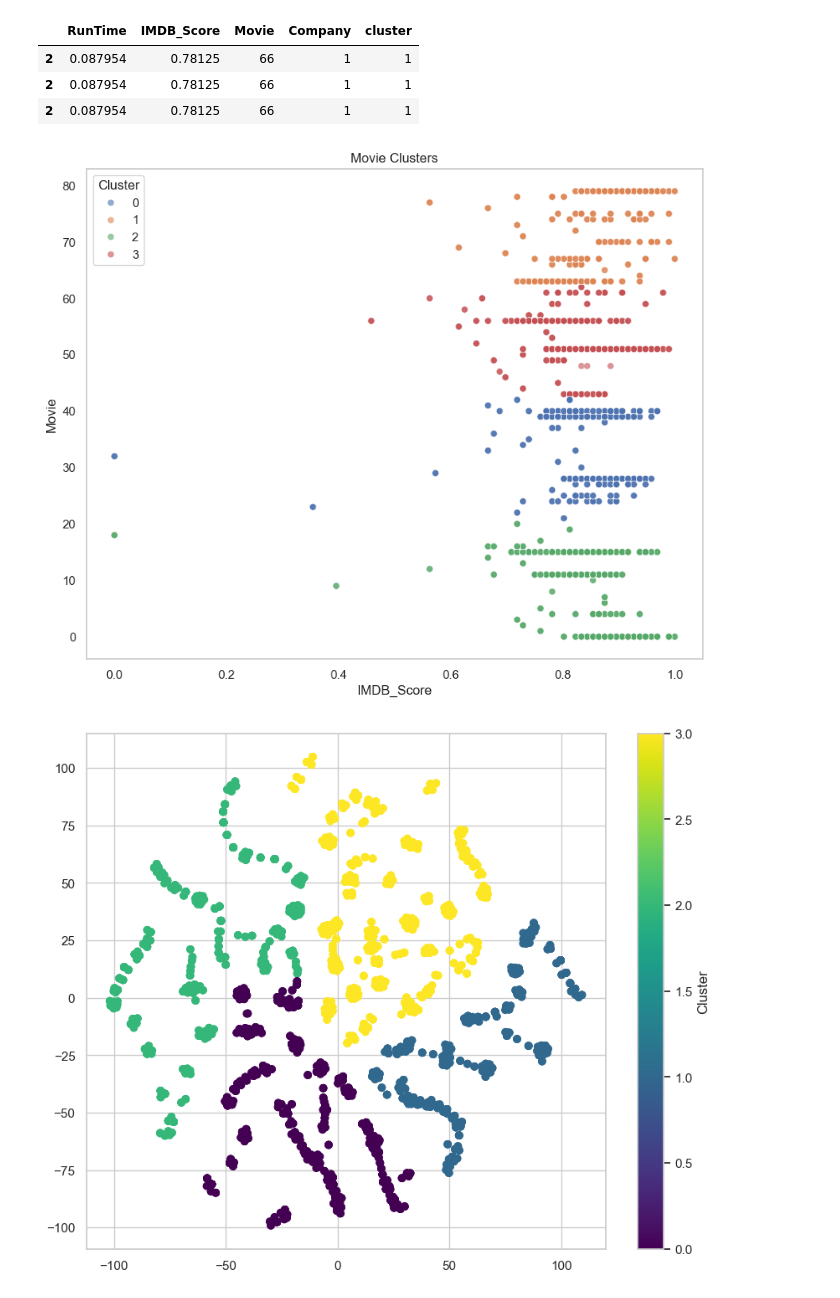
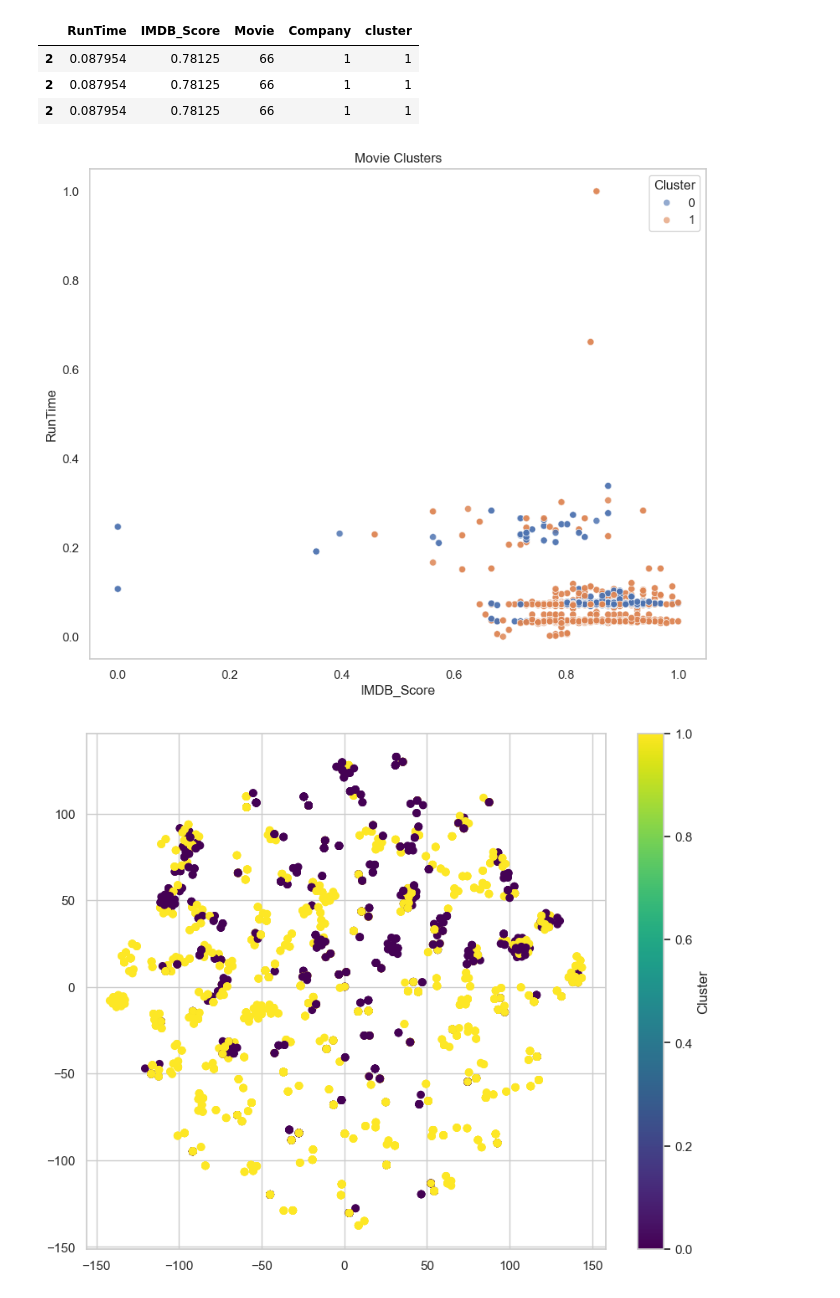
Before and after one commit to karl21-02/netflix_data_analysis, a Jupyter notebook: MarvelDc.ipynb, the cells around one changed output. Cells and saved outputs as stored; diff of their text form; code cells hidden in the pictures.

```diff
--- a/MarvelDc.ipynb
+++ b/MarvelDc.ipynb
@@ -513,7 +561,7 @@ See the caveats in the documentation: https://pandas.pydata.org/pandas-docs/stab
 | 1689 | 0.072658 | 0.781250 | 56 | 0 |
 3070 rows × 4 columns
 # %%
-k = 4
+k = 2
 
 kmeans = KMeans(n_clusters=k, random_state=10)
 
@@ -535,32 +583,32 @@ import seaborn as sns
 plt.figure(figsize=(10, 8))
 sns.scatterplot(data=df_kmeans,
                 x='IMDB_Score',
-                y='Movie',
+                y='RunTime',
                 hue='cluster',
                 palette='deep',
                 alpha=0.6)
 
 plt.title('Movie Clusters')
 plt.xlabel('IMDB_Score')
-plt.ylabel('Movie')
+plt.ylabel('RunTime')
 plt.legend(title='Cluster')
 plt.grid(False)
 plt.show()
 # %% [output]
-[figure, old version]
+[figure, new version]
 # %%
 # pca와 t-SNE를 활용해 차원 축소 -> 표에 표현
 plt.figure(figsize=(10, 8))
 
 tsne = TSNE(n_components=2, random_state=85)
-df_kmeans_tsne = pd.DataFrame(tsne.fit_transform(df_kmeans))
+df_kmeans_tsne = pd.DataFrame(tsne.fit_transform(df_kmeans[['RunTime', 'IMDB_Score']]))
 scatter = plt.scatter(
     df_kmeans_tsne[0],
     df_kmeans_tsne[1],
     c = df_kmeans['cluster'],
     cmap = 'viridis',
 )
 plt.colorbar(scatter, label="Cluster")
 plt.show()
 # %% [output]
-[figure, old version]
+[figure, new version]
```
Also changed, not shown: parts of 13 cells of this notebook, 3 other files.
